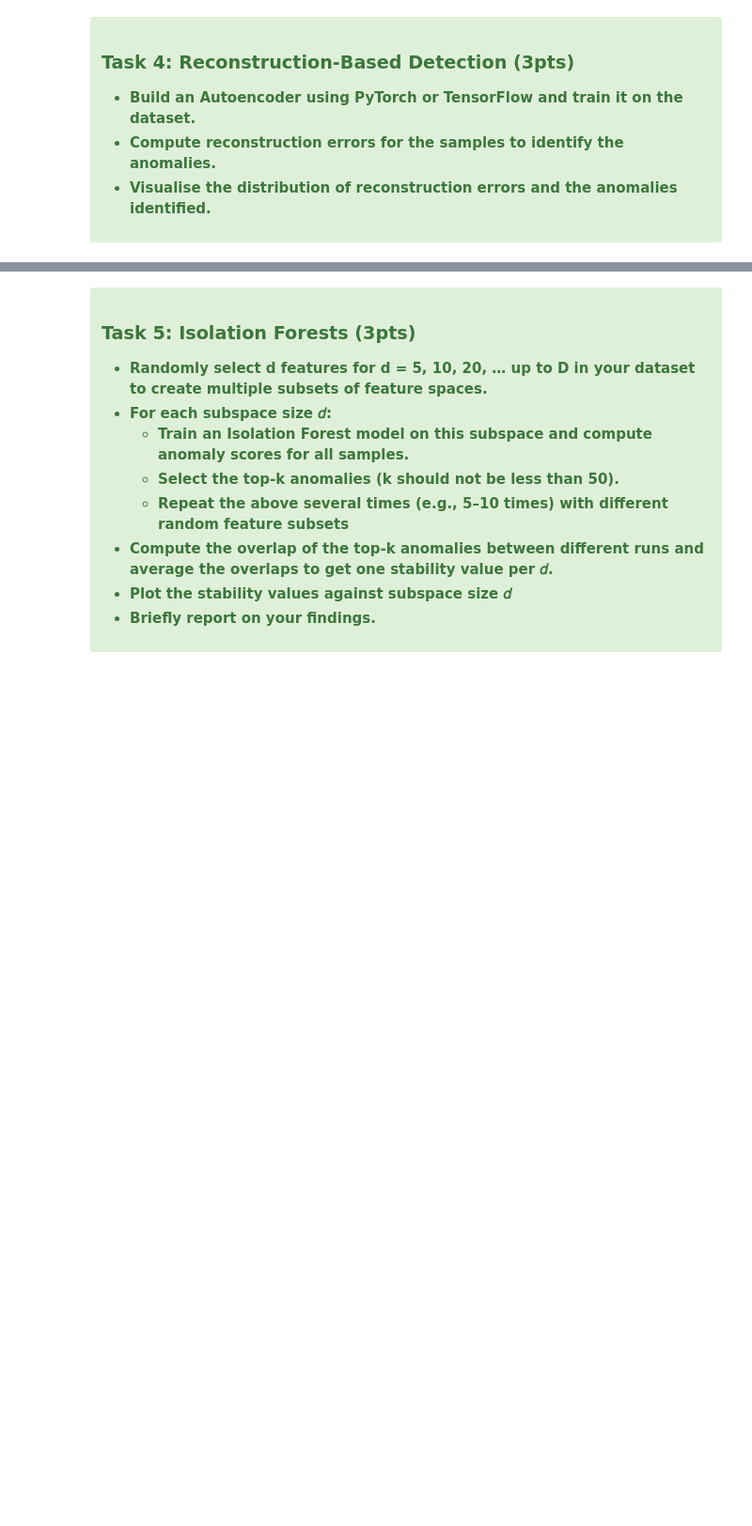
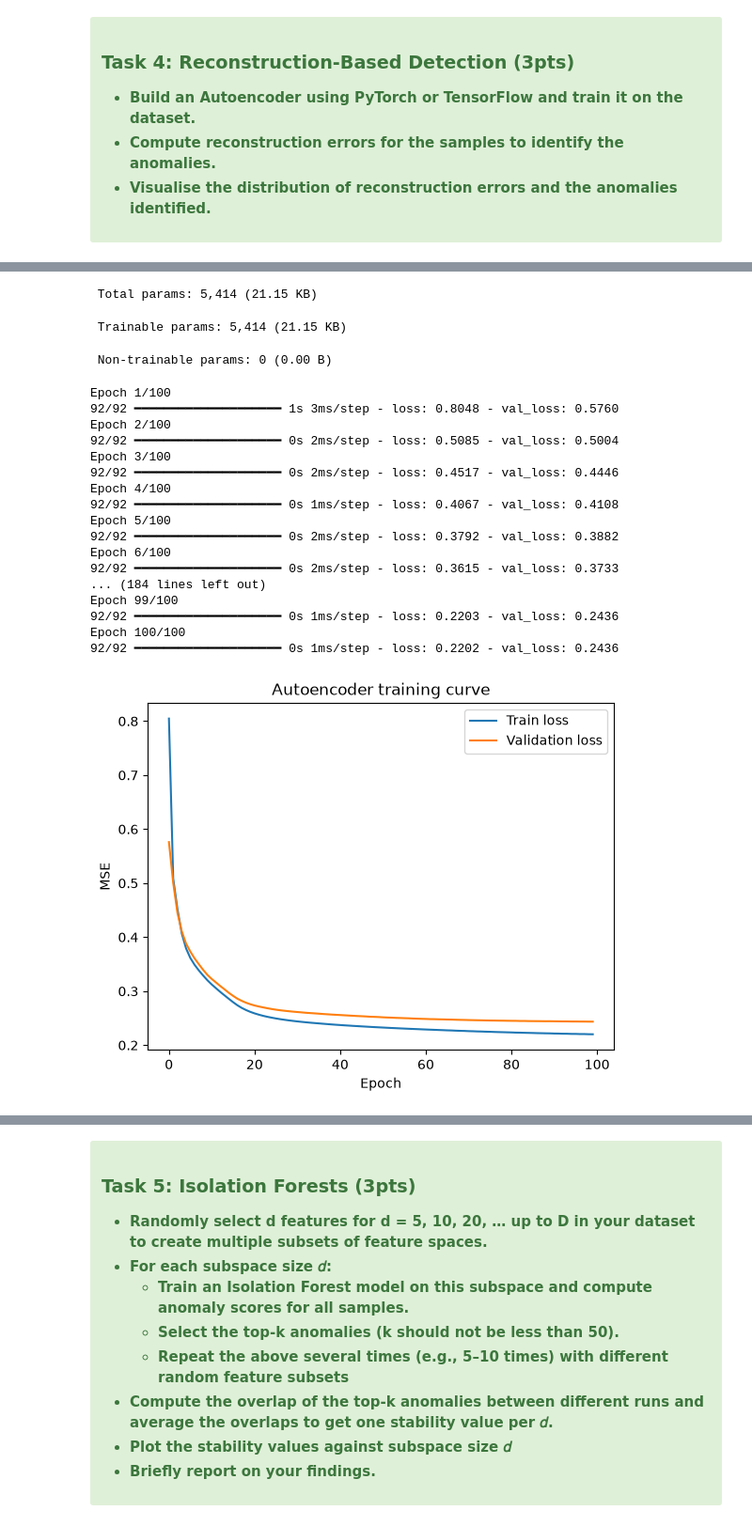
Before and after one commit to Masters-Halmstad/Data-Mining-DT8013, a Jupyter notebook: Lab#3_anomaly_detection2/lab_anomaly_detection_2.ipynb, the cells around one changed output, grey strips where cells are left out. Shown at 94% size. Saved outputs shown, nothing was run; the diff lists cells and outputs as text; code cells hidden in the pictures; blank space fills up the shorter version.

```diff
--- a/Lab#3_anomaly_detection2/lab_anomaly_detection_2.ipynb
+++ b/Lab#3_anomaly_detection2/lab_anomaly_detection_2.ipynb
@@ -323,3 +324,62 @@ plt.show()
  </div>
 # %%
 ## YOUR CODE HERE
+                ## Autoencoder using Tensorflow
+
+import tensorflow as tf
+import keras
+from keras import layers
+from sklearn.model_selection import train_test_split
+
+# Reproducibility
+keras.utils.set_random_seed(42)
+
+# Train / validation data split
+X = X.astype("float32")
+X_train, X_val = train_test_split(X, test_size=0.1, random_state=42)
+
+# Autoencoder building 62->32->16->8->16->32->62
+n_features = X.shape[1] # 62
+latent_dim = 8  #bottlenect size
+
+inputs = keras.Input(shape=(n_features,))
+
+# Encoder
+x = layers.Dense(32, activation="relu")(inputs)
+x = layers.Dense(16, activation="relu")(x)
+latent = layers.Dense(latent_dim, activation="relu")(x)
+
+# Decoder
+x = layers.Dense(16, activation="relu")(latent)
+x = layers.Dense(32, activation="relu")(x)
+outputs = layers.Dense(n_features, activation="linear")(x)
+
+autoencoder = keras.Model(inputs, outputs, name="autoencoder")
+
+# compile
+autoencoder.compile(optimizer=keras.optimizers.Adam(learning_rate=1e-3),
+                    loss="mse")
+autoencoder.summary()
+
+# training
+early_stop = keras.callbacks.EarlyStopping(monitor="val_loss",
+                                           patience=10,
+                                           restore_best_weights=True)
+
+history = autoencoder.fit(X_train, X_train,
+                          validation_data=(X_val, X_val),
+                          epochs=100,
+                          batch_size=128,
+                          shuffle=True,
+                          callbacks=[early_stop],
+                          verbose=1)
+
+# Plot the training curve
+plt.plot(history.history["loss"], label="Train loss")
+plt.plot(history.history["val_loss"], label="Validation loss")
+plt.xlabel("Epoch")
+plt.ylabel("MSE")
+plt.title("Autoencoder training curve")
+plt.legend()
+plt.show()
+# %% [output]
@@ -325,0 +404,21 @@ plt.show()
+ Total params: 5,414 (21.15 KB)
+ Trainable params: 5,414 (21.15 KB)
+ Non-trainable params: 0 (0.00 B)
+Epoch 1/100
+92/92 ━━━━━━━━━━━━━━━━━━━━ 1s 3ms/step - loss: 0.8048 - val_loss: 0.5760
+Epoch 2/100
+92/92 ━━━━━━━━━━━━━━━━━━━━ 0s 2ms/step - loss: 0.5085 - val_loss: 0.5004
+Epoch 3/100
+92/92 ━━━━━━━━━━━━━━━━━━━━ 0s 2ms/step - loss: 0.4517 - val_loss: 0.4446
+Epoch 4/100
+92/92 ━━━━━━━━━━━━━━━━━━━━ 0s 1ms/step - loss: 0.4067 - val_loss: 0.4108
+Epoch 5/100
+92/92 ━━━━━━━━━━━━━━━━━━━━ 0s 2ms/step - loss: 0.3792 - val_loss: 0.3882
+Epoch 6/100
+92/92 ━━━━━━━━━━━━━━━━━━━━ 0s 2ms/step - loss: 0.3615 - val_loss: 0.3733
+... (184 lines left out)
+Epoch 99/100
+92/92 ━━━━━━━━━━━━━━━━━━━━ 0s 1ms/step - loss: 0.2203 - val_loss: 0.2436
+Epoch 100/100
+92/92 ━━━━━━━━━━━━━━━━━━━━ 0s 1ms/step - loss: 0.2202 - val_loss: 0.2436
+[figure, added]
```
Also changed, not shown: parts of 12 cells of this notebook.
